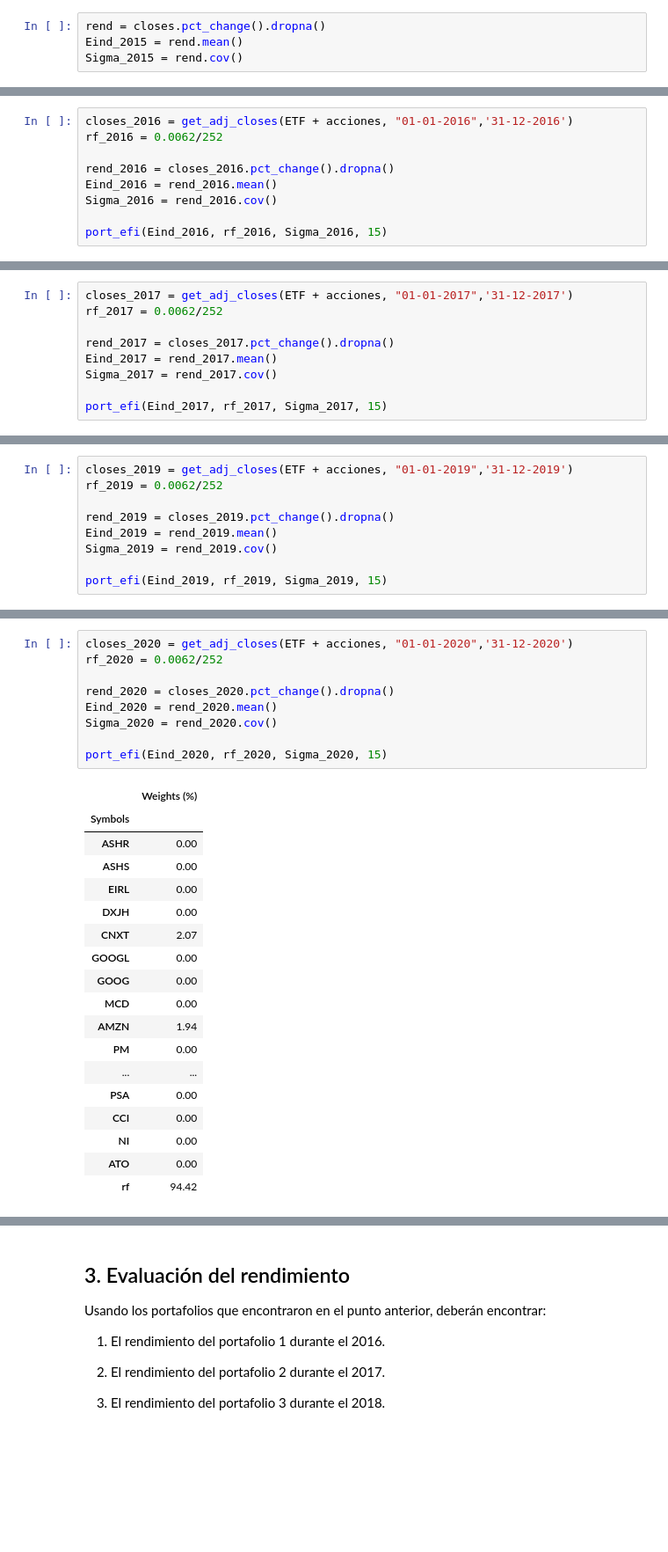
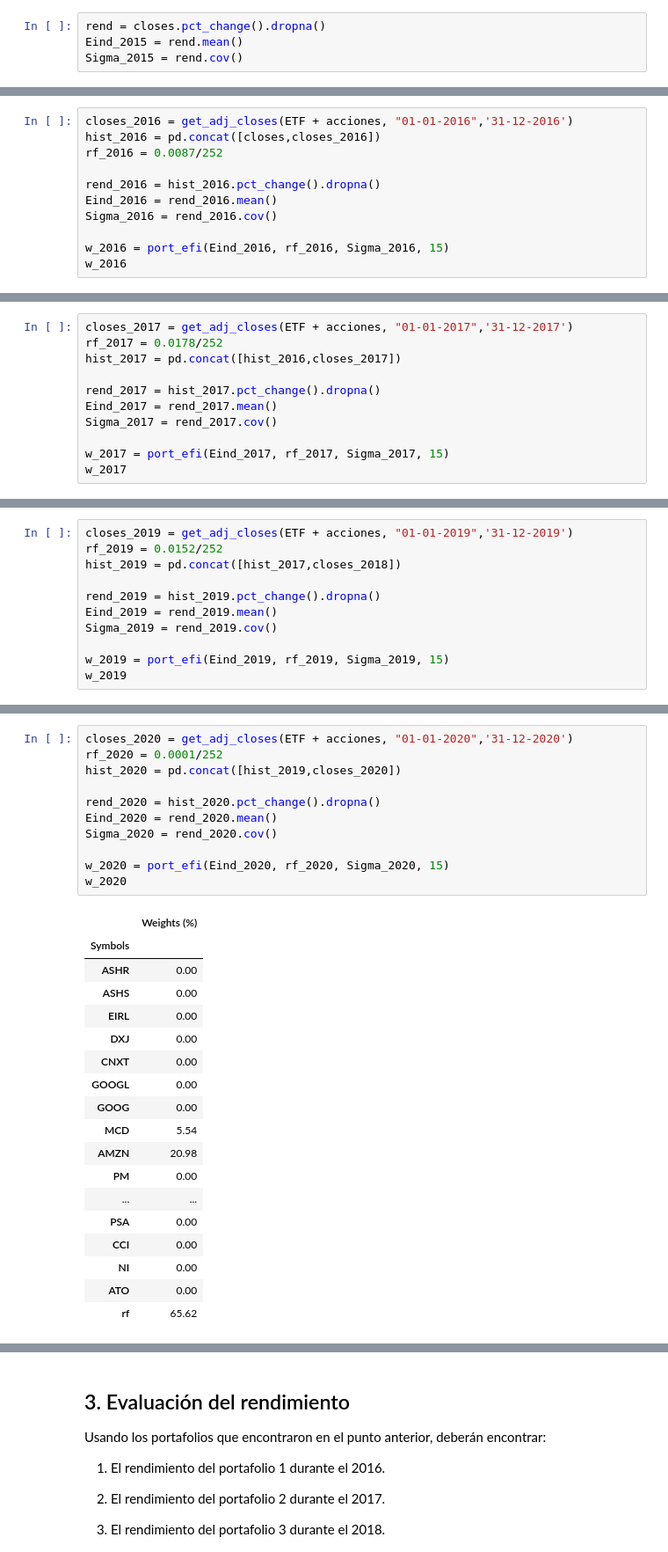
Before and after one commit to MontseOP/Proyecto_Portafolios, a Jupyter notebook: Proyecto Ortiz-Palacios.ipynb, the cells around one changed output, grey strips where cells are left out. Shown: that part at 88% size. Drawn from its saved outputs; the diff is of its cells as text; blank space fills up the shorter version.

```diff
--- a/Proyecto Ortiz-Palacios.ipynb
+++ b/Proyecto Ortiz-Palacios.ipynb
@@ -185,13 +166,15 @@ port_efi(Eind_2015, rf_2015, Sigma_2015, 15)
 | rf | 0.63 |
 # %%
 closes_2016 = get_adj_closes(ETF + acciones, "01-01-2016",'31-12-2016')
-rf_2016 = 0.0062/252
+hist_2016 = pd.concat([closes,closes_2016])
+rf_2016 = 0.0087/252
 
-rend_2016 = closes_2016.pct_change().dropna()
+rend_2016 = hist_2016.pct_change().dropna()
 Eind_2016 = rend_2016.mean()
 Sigma_2016 = rend_2016.cov()
 
-port_efi(Eind_2016, rf_2016, Sigma_2016, 15)
+w_2016 = port_efi(Eind_2016, rf_2016, Sigma_2016, 15)
+w_2016
 # %% [output]
 |  | Weights (%) |
 | Symbols |  |
@@ -214,12 +197,14 @@ port_efi(Eind_2016, rf_2016, Sigma_2016, 15)
 # %%
 closes_2017 = get_adj_closes(ETF + acciones, "01-01-2017",'31-12-2017')
-rf_2017 = 0.0062/252
+rf_2017 = 0.0178/252
+hist_2017 = pd.concat([hist_2016,closes_2017])
 
-rend_2017 = closes_2017.pct_change().dropna()
+rend_2017 = hist_2017.pct_change().dropna()
 Eind_2017 = rend_2017.mean()
 Sigma_2017 = rend_2017.cov()
 
-port_efi(Eind_2017, rf_2017, Sigma_2017, 15)
+w_2017 = port_efi(Eind_2017, rf_2017, Sigma_2017, 15)
+w_2017
 # %% [output]
 |  | Weights (%) |
 | Symbols |  |
@@ -270,12 +257,14 @@ port_efi(Eind_2018, rf_2018, Sigma_2018, 15)
 # %%
 closes_2019 = get_adj_closes(ETF + acciones, "01-01-2019",'31-12-2019')
-rf_2019 = 0.0062/252
+rf_2019 = 0.0152/252
+hist_2019 = pd.concat([hist_2017,closes_2018])
 
-rend_2019 = closes_2019.pct_change().dropna()
+rend_2019 = hist_2019.pct_change().dropna()
 Eind_2019 = rend_2019.mean()
 Sigma_2019 = rend_2019.cov()
 
-port_efi(Eind_2019, rf_2019, Sigma_2019, 15)
+w_2019 = port_efi(Eind_2019, rf_2019, Sigma_2019, 15)
+w_2019
 # %% [output]
 |  | Weights (%) |
 | Symbols |  |
@@ -298,28 +287,30 @@ port_efi(Eind_2019, rf_2019, Sigma_2019, 15)
 # %%
 closes_2020 = get_adj_closes(ETF + acciones, "01-01-2020",'31-12-2020')
-rf_2020 = 0.0062/252
+rf_2020 = 0.0001/252
+hist_2020 = pd.concat([hist_2019,closes_2020])
 
-rend_2020 = closes_2020.pct_change().dropna()
+rend_2020 = hist_2020.pct_change().dropna()
 Eind_2020 = rend_2020.mean()
 Sigma_2020 = rend_2020.cov()
 
-port_efi(Eind_2020, rf_2020, Sigma_2020, 15)
+w_2020 = port_efi(Eind_2020, rf_2020, Sigma_2020, 15)
+w_2020
 # %% [output]
 |  | Weights (%) |
 | Symbols |  |
 | ASHR | 0.00 |
 | ASHS | 0.00 |
 | EIRL | 0.00 |
-| DXJH | 0.00 |
-| CNXT | 2.07 |
+| DXJ | 0.00 |
+| CNXT | 0.00 |
 | GOOGL | 0.00 |
 | GOOG | 0.00 |
-| MCD | 0.00 |
-| AMZN | 1.94 |
+| MCD | 5.54 |
+| AMZN | 20.98 |
 | PM | 0.00 |
 | ... | ... |
 | PSA | 0.00 |
 | CCI | 0.00 |
 | NI | 0.00 |
 | ATO | 0.00 |
-| rf | 94.42 |
+| rf | 65.62 |
```
Also changed, not shown: parts of 16 cells of this notebook.
